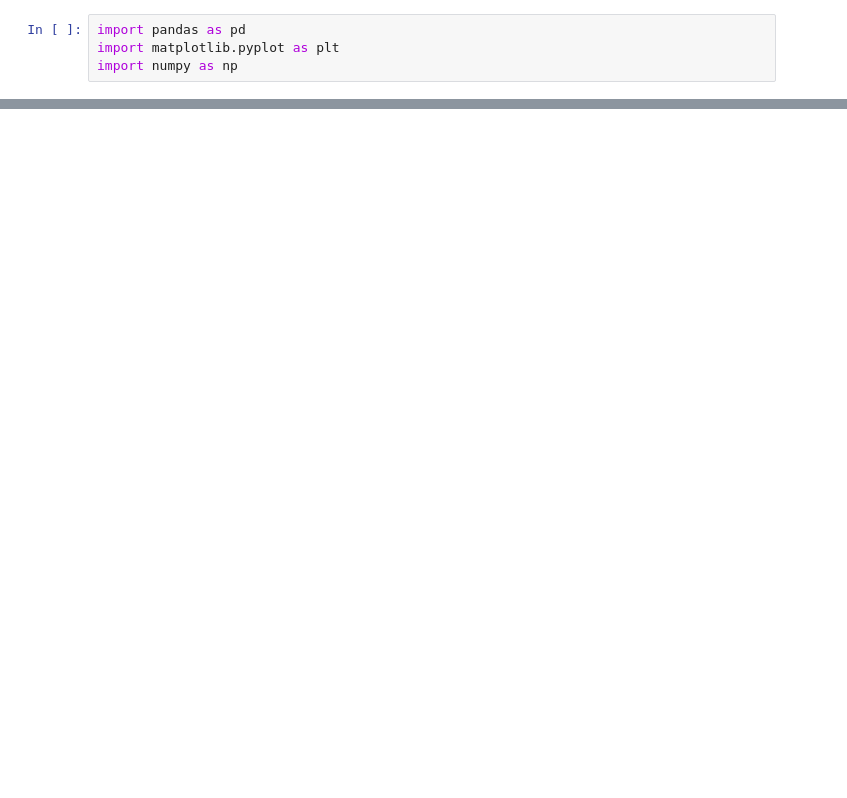
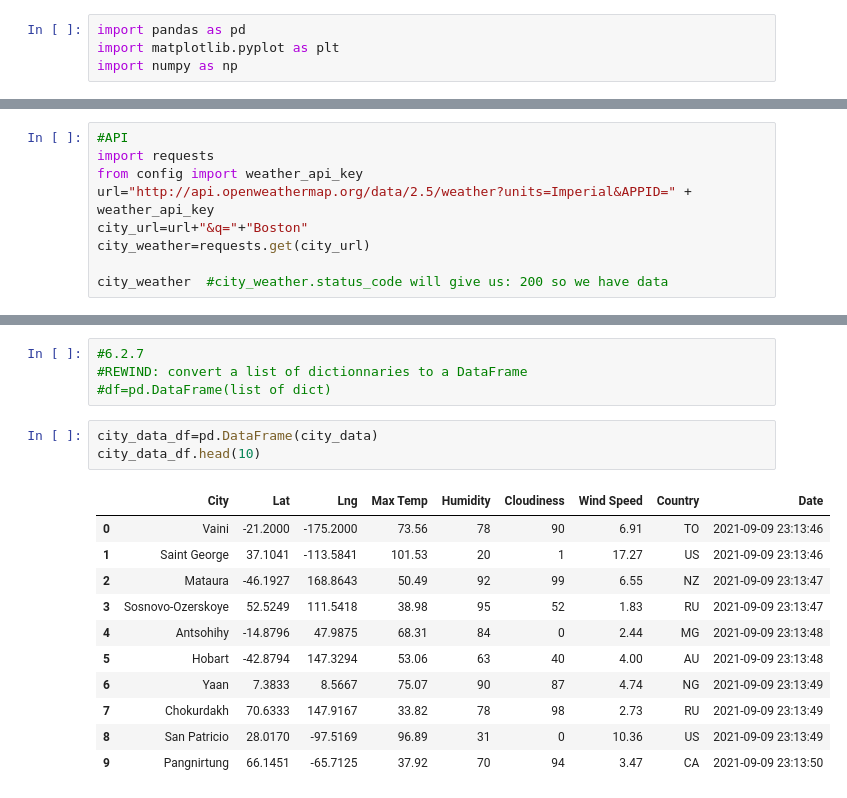
Before and after one commit to josephbassil/World_Weather_Analysis, a Jupyter notebook: WeatherPy.ipynb, the cells around one changed output, grey strips where cells are left out. Drawn from its saved outputs; the diff is of its cells as text; blank space fills up the shorter version.

```diff
--- a/WeatherPy.ipynb
+++ b/WeatherPy.ipynb
@@ -22,0 +21,9 @@ len(cities)
+# %%
+#API
+import requests
+from config import weather_api_key
+url="http://api.openweathermap.org/data/2.5/weather?units=Imperial&APPID=" + weather_api_key
+city_url=url+"&q="+"Boston"
+city_weather=requests.get(city_url)
+
+city_weather  #city_weather.status_code will give us: 200 so we have data
@@ -22,0 +139,19 @@ len(cities)
+# %%
+#6.2.7
+#REWIND: convert a list of dictionnaries to a DataFrame
+#df=pd.DataFrame(list of dict)
+# %%
+city_data_df=pd.DataFrame(city_data)
+city_data_df.head(10)
+# %% [output]
+|  | City | Lat | Lng | Max Temp | Humidity | Cloudiness | Wind Speed | Country | Date |
+| 0 | Vaini | -21.2000 | -175.2000 | 73.56 | 78 | 90 | 6.91 | TO | 2021-09-09 23:13:46 |
+| 1 | Saint George | 37.1041 | -113.5841 | 101.53 | 20 | 1 | 17.27 | US | 2021-09-09 23:13:46 |
+| 2 | Mataura | -46.1927 | 168.8643 | 50.49 | 92 | 99 | 6.55 | NZ | 2021-09-09 23:13:47 |
+| 3 | Sosnovo-Ozerskoye | 52.5249 | 111.5418 | 38.98 | 95 | 52 | 1.83 | RU | 2021-09-09 23:13:47 |
+| 4 | Antsohihy | -14.8796 | 47.9875 | 68.31 | 84 | 0 | 2.44 | MG | 2021-09-09 23:13:48 |
+| 5 | Hobart | -42.8794 | 147.3294 | 53.06 | 63 | 40 | 4.00 | AU | 2021-09-09 23:13:48 |
+| 6 | Yaan | 7.3833 | 8.5667 | 75.07 | 90 | 87 | 4.74 | NG | 2021-09-09 23:13:49 |
+| 7 | Chokurdakh | 70.6333 | 147.9167 | 33.82 | 78 | 98 | 2.73 | RU | 2021-09-09 23:13:49 |
+| 8 | San Patricio | 28.0170 | -97.5169 | 96.89 | 31 | 0 | 10.36 | US | 2021-09-09 23:13:49 |
+| 9 | Pangnirtung | 66.1451 | -65.7125 | 37.92 | 70 | 94 | 3.47 | CA | 2021-09-09 23:13:50 |
```
Also changed, not shown: parts of 12 cells of this notebook.
